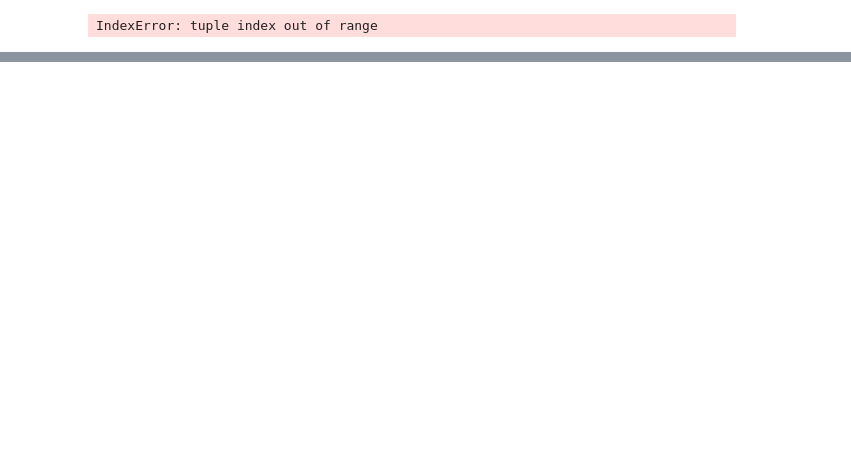
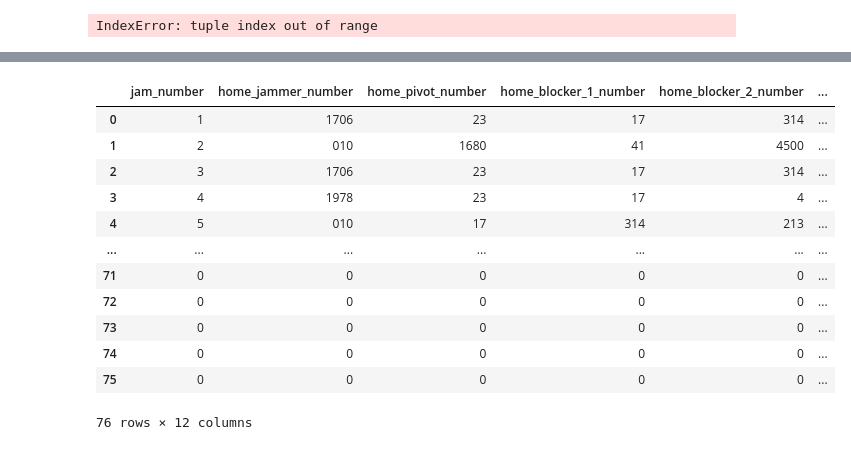
Before and after one commit to Jen-Dean/GGRD_DataBase, a Jupyter notebook: final_notebooks/draft_creating_jams_table.ipynb, the cells around one changed output, grey strips where cells are left out. Saved outputs shown, nothing was run; the diff lists cells and outputs as text; code cells hidden in the pictures; blank space fills up the shorter version.

```diff
--- a/final_notebooks/draft_creating_jams_table.ipynb
+++ b/final_notebooks/draft_creating_jams_table.ipynb
@@ -268,0 +375,16 @@ conn.execute(query,
+# %%
+lineup_df.loc[(lineup_df!=0).any(axis=1)]
+# %% [output]
+|  | jam_number | home_jammer_number | home_pivot_number | home_blocker_1_number | home_blocker_2_number | ... |
+| 0 | 1 | 1706 | 23 | 17 | 314 | ... |
+| 1 | 2 | 010 | 1680 | 41 | 4500 | ... |
+| 2 | 3 | 1706 | 23 | 17 | 314 | ... |
+| 3 | 4 | 1978 | 23 | 17 | 4 | ... |
+| 4 | 5 | 010 | 17 | 314 | 213 | ... |
+| ... | ... | ... | ... | ... | ... | ... |
+| 71 | 0 | 0 | 0 | 0 | 0 | ... |
+| 72 | 0 | 0 | 0 | 0 | 0 | ... |
+| 73 | 0 | 0 | 0 | 0 | 0 | ... |
+| 74 | 0 | 0 | 0 | 0 | 0 | ... |
+| 75 | 0 | 0 | 0 | 0 | 0 | ... |
+76 rows × 12 columns
```
Also changed, not shown: parts of 12 cells of this notebook.
